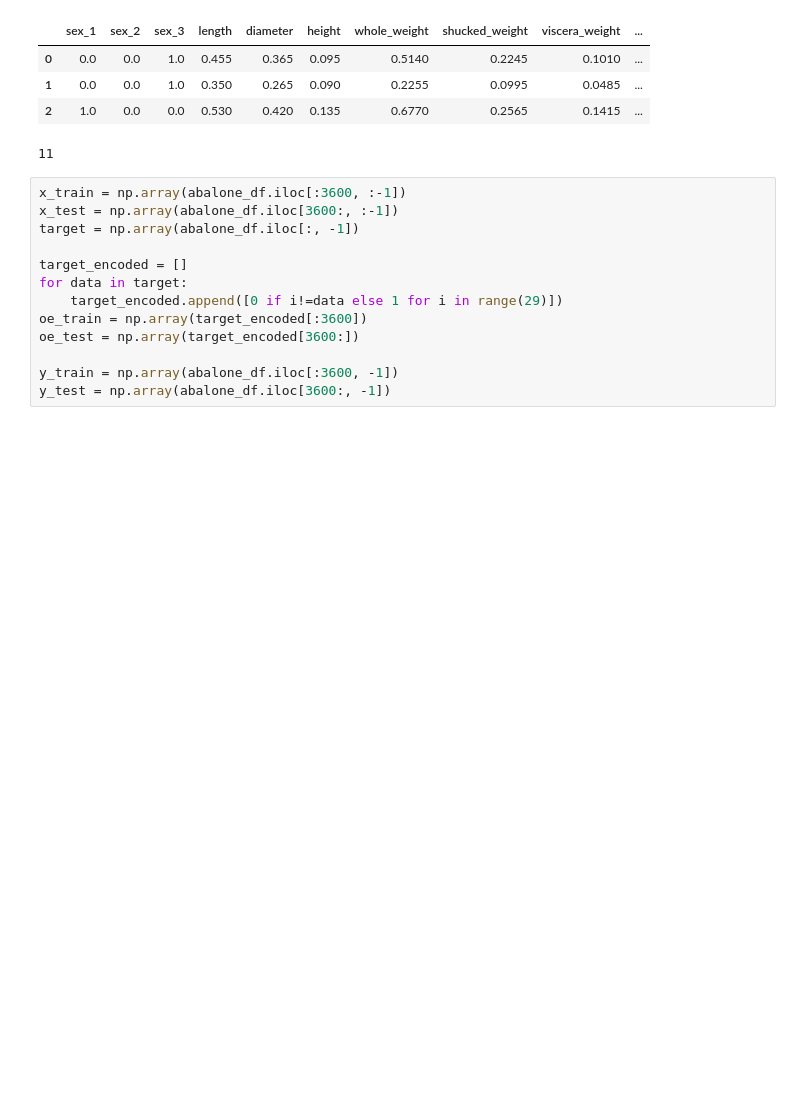
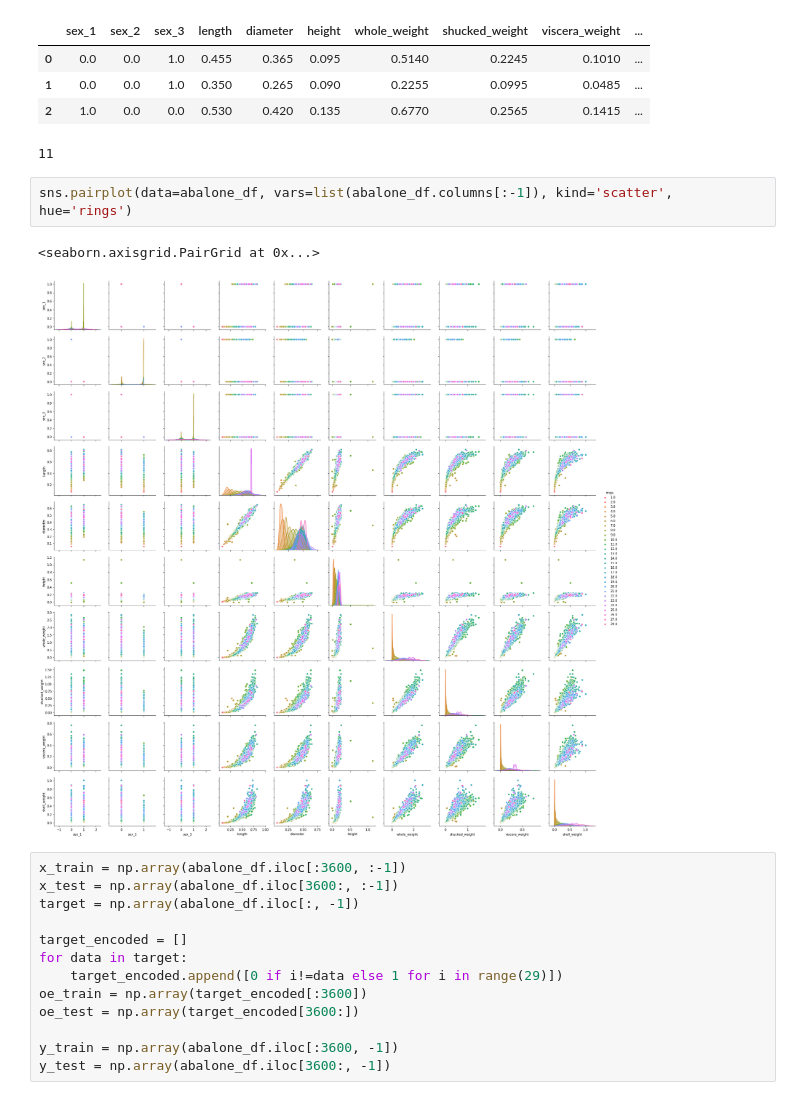
Before and after one commit to 1pha/Study_UOS, a Jupyter notebook: DL_from_Scratch/abalon.ipynb, the cells around one changed output. Saved outputs shown, nothing was run; the diff lists cells and outputs as text; blank space fills up the shorter version.

```diff
--- a/DL_from_Scratch/abalon.ipynb
+++ b/DL_from_Scratch/abalon.ipynb
@@ -19,6 +19,11 @@ len(abalone_df.columns)
 | 1 | 0.0 | 0.0 | 1.0 | 0.350 | 0.265 | 0.090 | 0.2255 | 0.0995 | 0.0485 | ... |
 | 2 | 1.0 | 0.0 | 0.0 | 0.530 | 0.420 | 0.135 | 0.6770 | 0.2565 | 0.1415 | ... |
 11
+# %%
+sns.pairplot(data=abalone_df, vars=list(abalone_df.columns[:-1]), kind='scatter', hue='rings')
+# %% [output]
+<seaborn.axisgrid.PairGrid at 0x...>
+[figure, added]
 # %%
 x_train = np.array(abalone_df.iloc[:3600, :-1])
 x_test = np.array(abalone_df.iloc[3600:, :-1])
```
Also changed, not shown: 11 other files.
